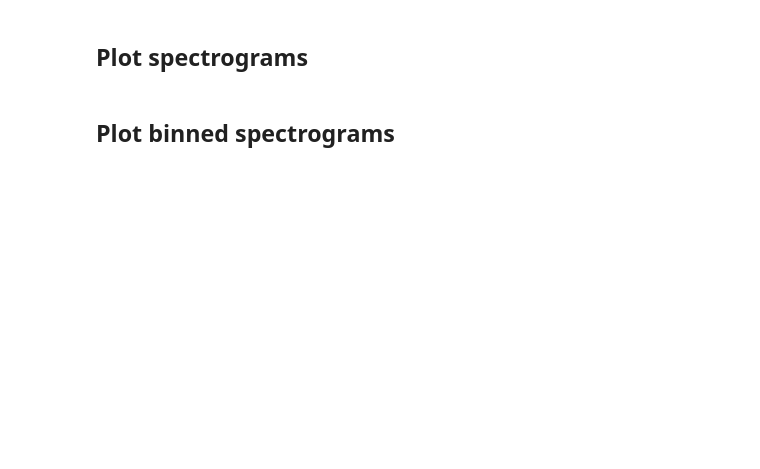
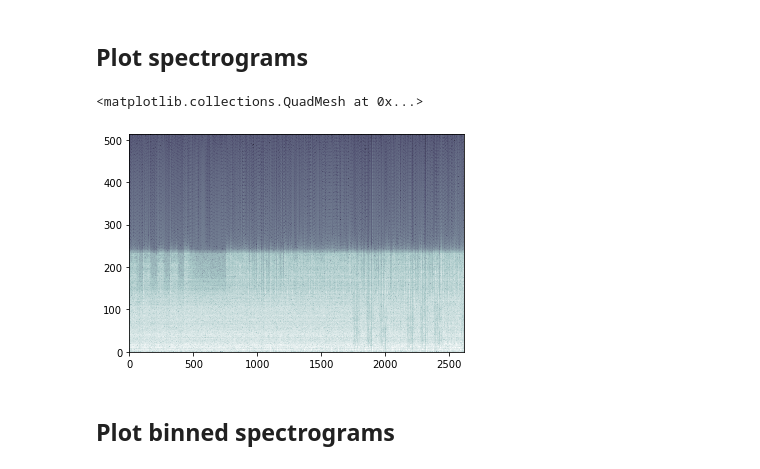
Before and after one commit to ray830305/CS522_assignment-2-, a Jupyter notebook: CS522_assignment2_group1.ipynb, the cells around one changed output. Saved outputs shown, nothing was run; the diff lists cells and outputs as text; code cells hidden in the pictures; blank space fills up the shorter version.

```diff
--- a/CS522_assignment2_group1.ipynb
+++ b/CS522_assignment2_group1.ipynb
@@ -42,2 +43,17 @@ By reading in the data samples as a whole, a single window is already used. So t
+# %%
+window_size = 5  # in seconds
+overlap = 0.5  # in per cent
+
+data_windowed = [[] for _ in range(len(data))]
+
+for cls_number in range(len(data)):
+    for i in range(len(data[cls_number])):
+        indexes_per_window = window_size * data[cls_number][i][0]
+        end_index = indexes_per_window
+        while end_index < len(data[cls_number][i][1]):
+            data_windowed[cls_number].append(data[cls_number][i][1][end_index - indexes_per_window:end_index])
+            end_index += int((1 - overlap) * indexes_per_window)
+        data_windowed[cls_number].append(data[cls_number][i][1][end_index - indexes_per_window:])
+print(len(data_windowed[2][15][1]))
 # %% [markdown]
 ## Removing all frequencies above 10 kHz
@@ -260,11 +293,14 @@ plt.show()
 # %%
 import numpy as np
 import matplotlib.pyplot as plt
 
 %matplotlib inline
 cmap=plt.cm.bone
 cmap.set_under(color='k', alpha=None)
-plt.pcolormesh(np.log10(data_spectrograms[5][2][2]),cmap=cmap)
+plt.pcolormesh(np.log10(data_spectrograms[3][9][2]),cmap=cmap)
+# %% [output]
+<matplotlib.collections.QuadMesh at 0x...>
+[figure, added]
 # %% [markdown]
 ## Plot binned spectrograms
 # %%
```
Also changed, not shown: parts of 16 cells of this notebook.
